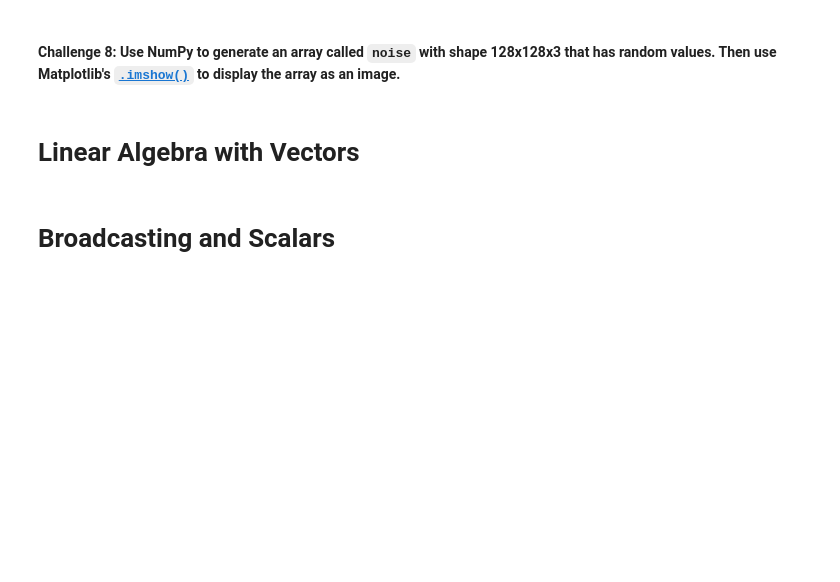
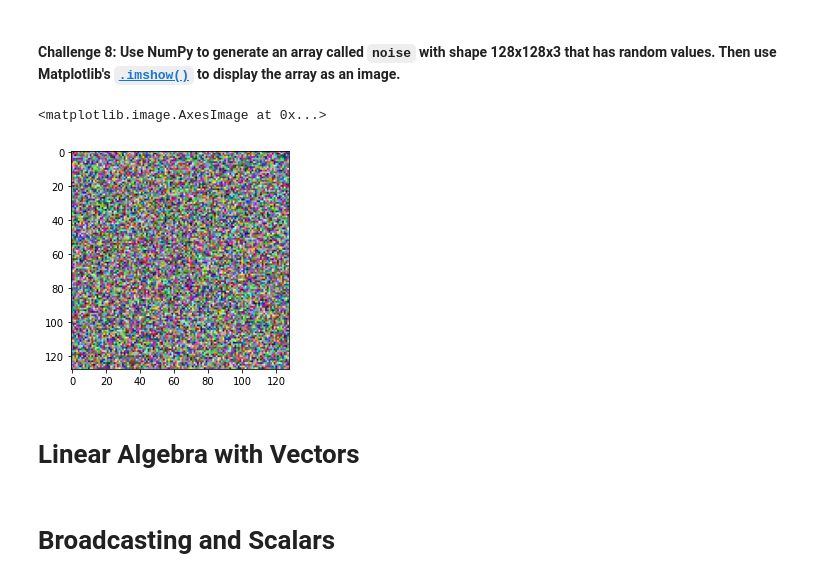
Before and after one commit to Joshua-Jenkins33/100DaysOfPython, a Jupyter notebook: 076_Day_76_Computation_with_NumPy_and_N-Dimensional_Arrays/Computation_with_NumPy_and_N_Dimensional_Arrays_(start).ipynb, the cells around one changed output. Saved outputs shown, nothing was run; the diff lists cells and outputs as text; code cells hidden in the pictures; blank space fills up the shorter version.

```diff
--- a/076_Day_76_Computation_with_NumPy_and_N-Dimensional_Arrays/Computation_with_NumPy_and_N_Dimensional_Arrays_(start).ipynb
+++ b/076_Day_76_Computation_with_NumPy_and_N-Dimensional_Arrays/Computation_with_NumPy_and_N_Dimensional_Arrays_(start).ipynb
@@ -156,5 +212,11 @@ Hint: Use the [`.random()` function](https://numpy.org/doc/stable/reference/rand
 # %% [markdown]
 #### **Challenge 8**: Use NumPy to generate an array called `noise` with shape 128x128x3 that has random values. Then use Matplotlib's [`.imshow()`](https://matplotlib.org/3.1.1/api/_as_gen/matplotlib.pyplot.imshow.html) to display the array as an image.
+# %%
+noise = np.random.randint(0, 255, size=(128, 128, 3))
+plt.imshow(noise)
+# %% [output]
+<matplotlib.image.AxesImage at 0x...>
+[figure, added]
 # %% [markdown]
 # Linear Algebra with Vectors
 # %%
```
Also changed, not shown: parts of 8 cells of this notebook, 1 other file.
